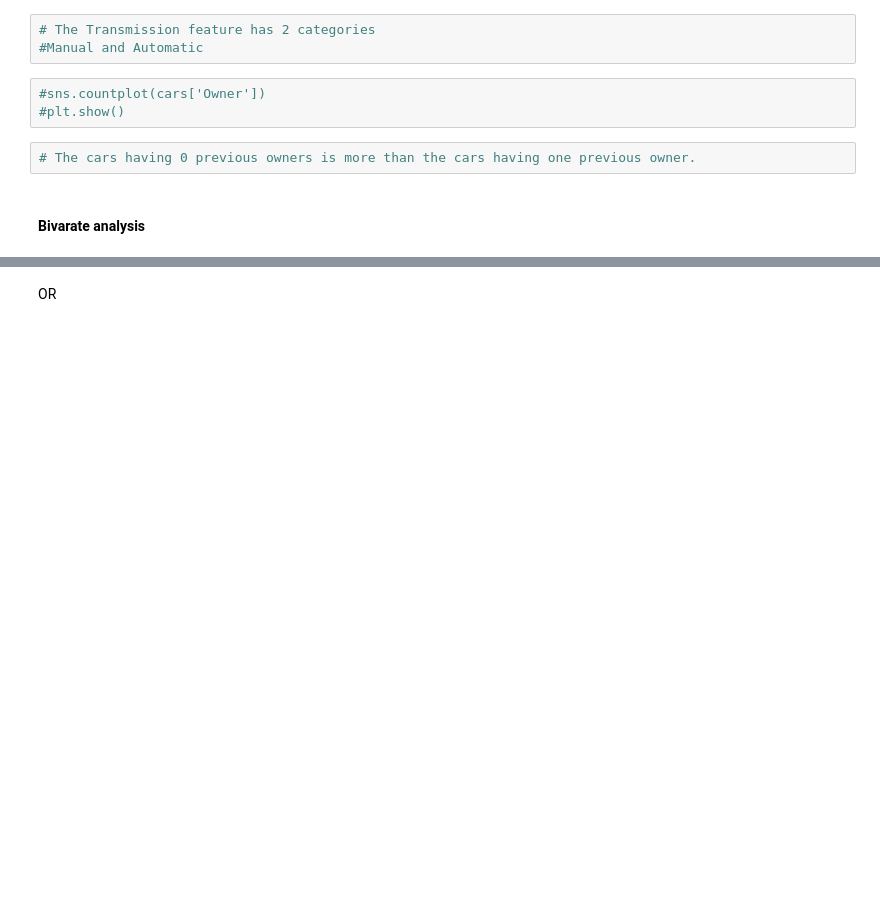
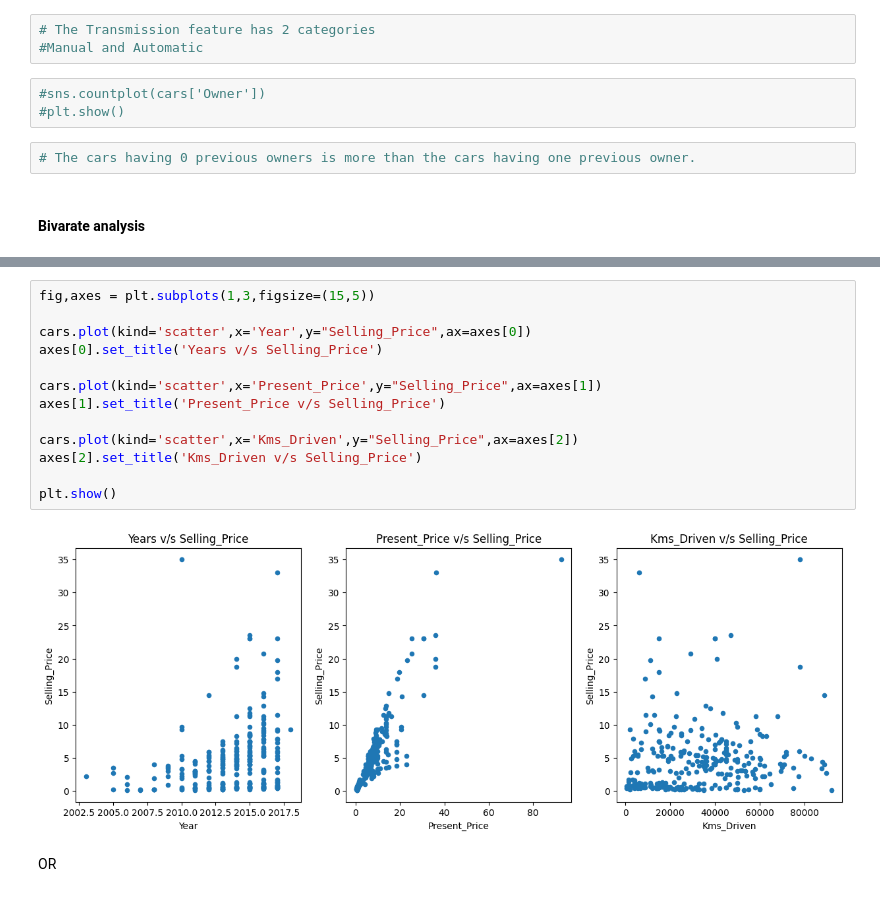
Before and after one commit to Shashank-3002/AI-ML, a Jupyter notebook: Exercies/Cars_price_prediction.ipynb, the cells around one changed output, grey strips where cells are left out. Saved outputs shown, nothing was run; the diff lists cells and outputs as text; blank space fills up the shorter version.

```diff
--- a/Exercies/Cars_price_prediction.ipynb
+++ b/Exercies/Cars_price_prediction.ipynb
@@ -276,5 +250,20 @@ ax3.set_title('Kms_Driven v/s Selling_Price')
 plt.draw()
 # %% [output]
 [figure]
+# %%
+fig,axes = plt.subplots(1,3,figsize=(15,5))
+
+cars.plot(kind='scatter',x='Year',y="Selling_Price",ax=axes[0])
+axes[0].set_title('Years v/s Selling_Price')
+
+cars.plot(kind='scatter',x='Present_Price',y="Selling_Price",ax=axes[1])
+axes[1].set_title('Present_Price v/s Selling_Price')
+
+cars.plot(kind='scatter',x='Kms_Driven',y="Selling_Price",ax=axes[2])
+axes[2].set_title('Kms_Driven v/s Selling_Price')
+
+plt.show()
+# %% [output]
+[figure, added]
 # %% [markdown]
 OR
```
Also changed, not shown: parts of 21 cells of this notebook, 1 other file.
